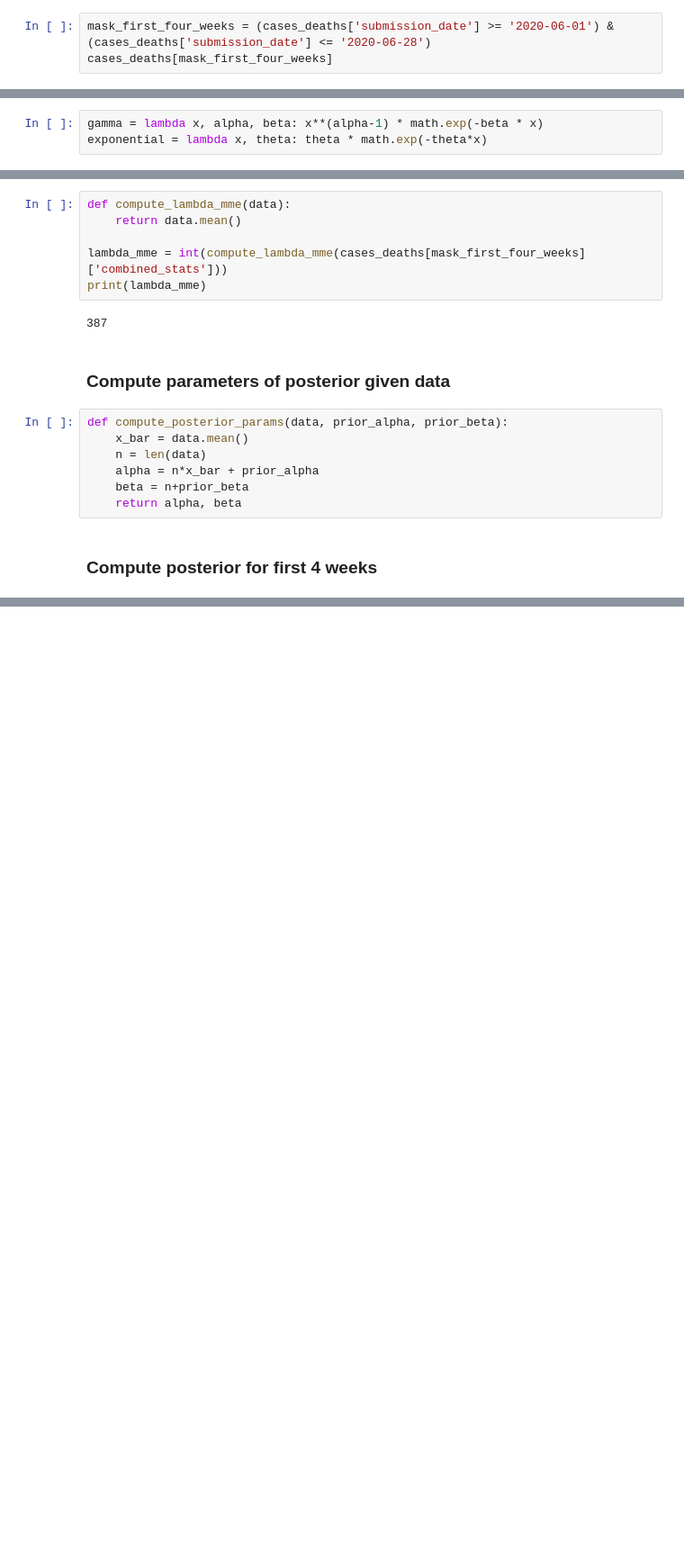
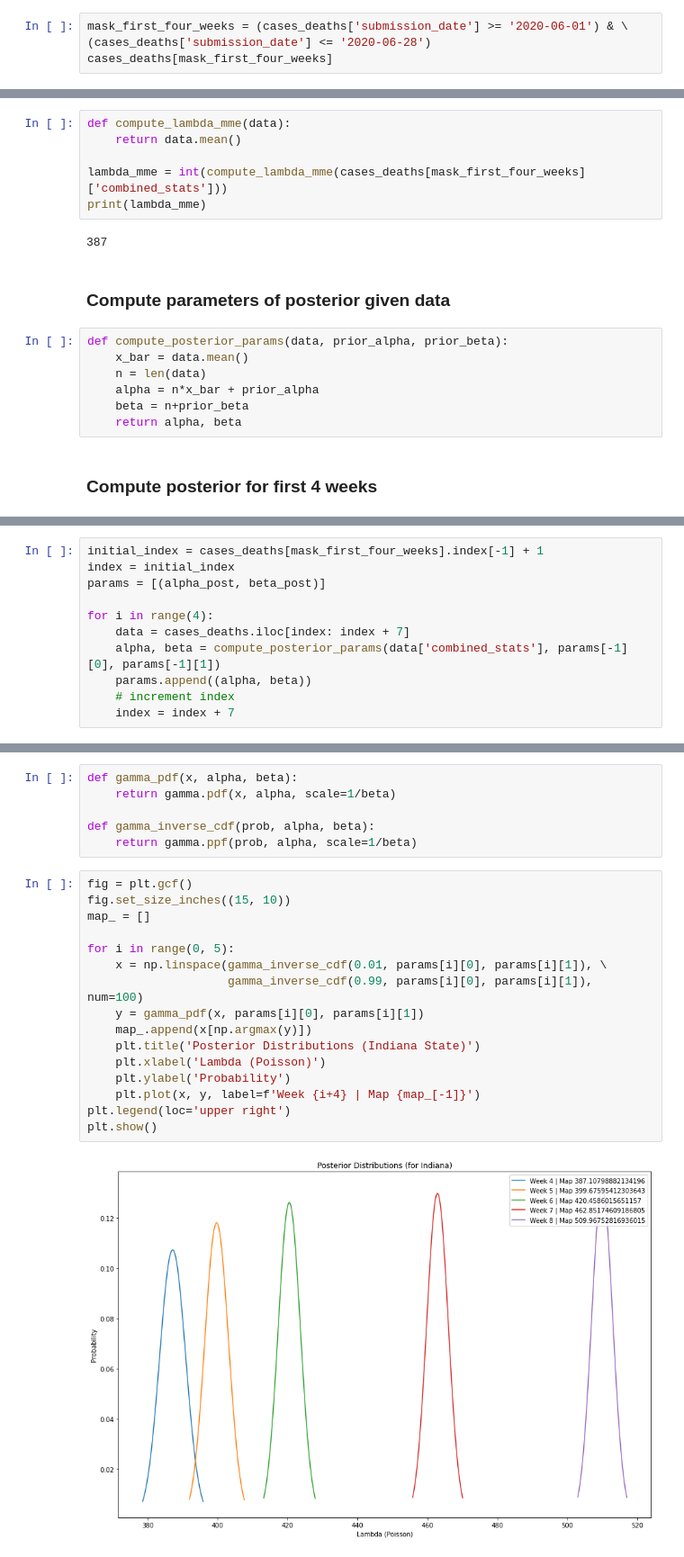
Before and after one commit to manal3112/cse-544-project, a Jupyter notebook: task_c.ipynb, the cells around one changed output, grey strips where cells are left out. Shown at 90% size. Cells and saved outputs as stored; diff of their text form; blank space fills up the shorter version.

```diff
--- a/task_c.ipynb
+++ b/task_c.ipynb
@@ -37,7 +42,8 @@ cases_deaths['combined_stats'] = cases_deaths['new_case'] + cases_deaths['new_de
 # %% [markdown]
 Peek into data from June
 # %%
-mask_first_four_weeks = (cases_deaths['submission_date'] >= '2020-06-01') & (cases_deaths['submission_date'] <= '2020-06-28')
+mask_first_four_weeks = (cases_deaths['submission_date'] >= '2020-06-01') & \
+(cases_deaths['submission_date'] <= '2020-06-28')
 cases_deaths[mask_first_four_weeks]
 # %% [output]
 |  | submission_date | new_case | new_death | combined_stats |
@@ -62,6 +66,3 @@ cases_deaths[mask_first_four_weeks]
-# %%
-gamma = lambda x, alpha, beta: x**(alpha-1) * math.exp(-beta * x)
-exponential = lambda x, theta: theta * math.exp(-theta*x)
 # %% [markdown]
 ## Compute lambda_mme and Prior
 # %%
@@ -176,0 +95,11 @@ alpha_post, beta_post
+# %%
+initial_index = cases_deaths[mask_first_four_weeks].index[-1] + 1
+index = initial_index
+params = [(alpha_post, beta_post)]
+
+for i in range(4):
+    data = cases_deaths.iloc[index: index + 7]
+    alpha, beta = compute_posterior_params(data['combined_stats'], params[-1][0], params[-1][1])
+    params.append((alpha, beta))
+    # increment index
+    index = index + 7
@@ -176,0 +126,24 @@ alpha_post, beta_post
+# %%
+def gamma_pdf(x, alpha, beta):
+    return gamma.pdf(x, alpha, scale=1/beta)
+
+def gamma_inverse_cdf(prob, alpha, beta):
+    return gamma.ppf(prob, alpha, scale=1/beta)
+# %%
+fig = plt.gcf()
+fig.set_size_inches((15, 10))
+map_ = []
+
+for i in range(0, 5):
+    x = np.linspace(gamma_inverse_cdf(0.01, params[i][0], params[i][1]), \
+                    gamma_inverse_cdf(0.99, params[i][0], params[i][1]), num=100)
+    y = gamma_pdf(x, params[i][0], params[i][1])
+    map_.append(x[np.argmax(y)])
+    plt.title('Posterior Distributions (Indiana State)')
+    plt.xlabel('Lambda (Poisson)')
+    plt.ylabel('Probability')
+    plt.plot(x, y, label=f'Week {i+4} | Map {map_[-1]}')
+plt.legend(loc='upper right')
+plt.show()
+# %% [output]
+[figure, added]
```
Also changed, not shown: parts of 46 cells of this notebook.
